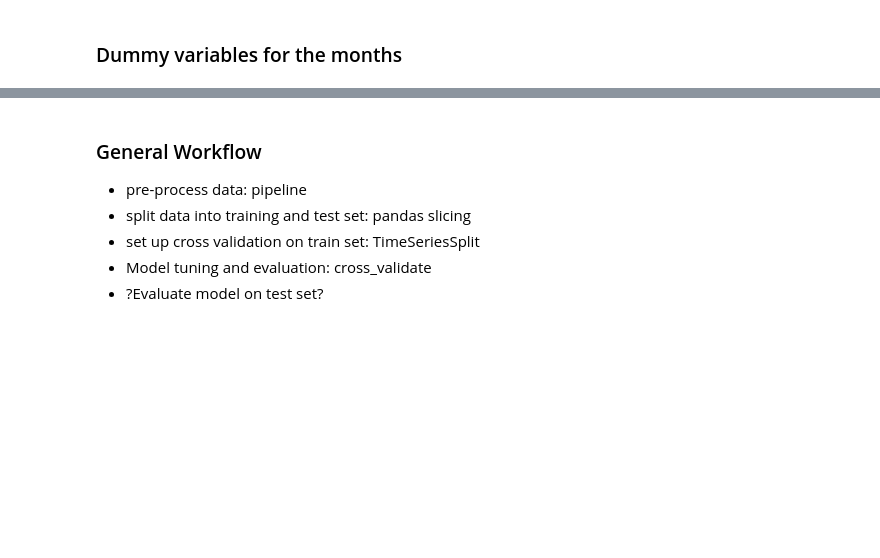
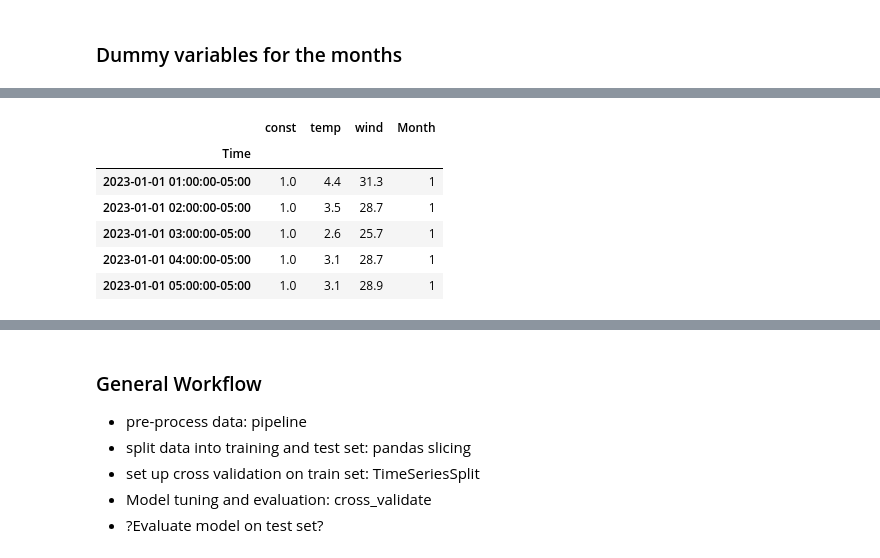
Before and after one commit to maxwellgriffith345/SPPPrices, a Jupyter notebook: Regression.ipynb, the cells around one changed output, grey strips where cells are left out. Cells and saved outputs as stored; diff of their text form; code cells hidden in the pictures; blank space fills up the shorter version.

```diff
--- a/Regression.ipynb
+++ b/Regression.ipynb
@@ -409,0 +436,13 @@ unfortunatlity this the dummys don't capture anymore infromatoin that without
+# %%
+X=cimarron_train.drop("SECI_CIMARRON", axis="columns")
+X = sm.add_constant(X)
+# %%
+X.head()
+# %% [output]
+|  | const | temp | wind | Month |
+| Time |  |  |  |  |
+| 2023-01-01 01:00:00-05:00 | 1.0 | 4.4 | 31.3 | 1 |
+| 2023-01-01 02:00:00-05:00 | 1.0 | 3.5 | 28.7 | 1 |
+| 2023-01-01 03:00:00-05:00 | 1.0 | 2.6 | 25.7 | 1 |
+| 2023-01-01 04:00:00-05:00 | 1.0 | 3.1 | 28.7 | 1 |
+| 2023-01-01 05:00:00-05:00 | 1.0 | 3.1 | 28.9 | 1 |
```
Also changed, not shown: parts of 18 cells of this notebook, 1 other file.
